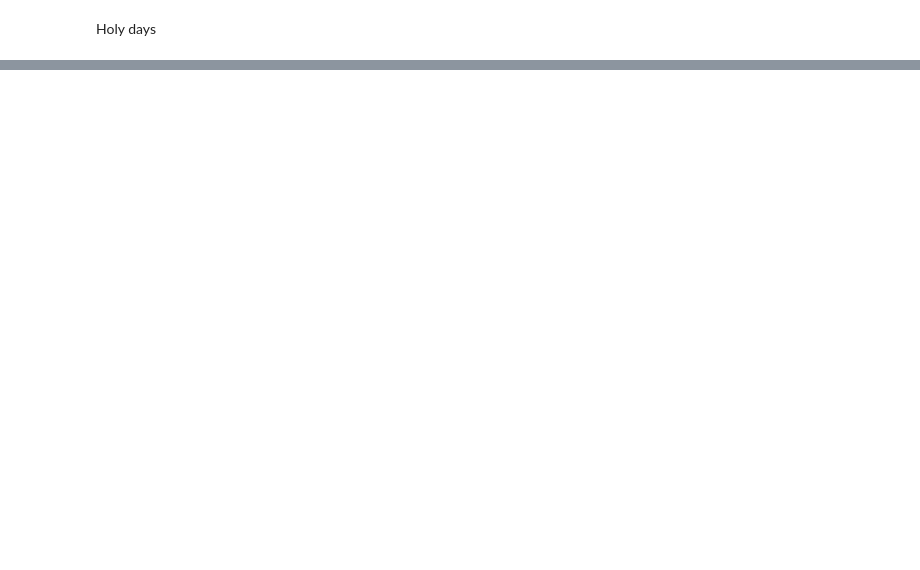
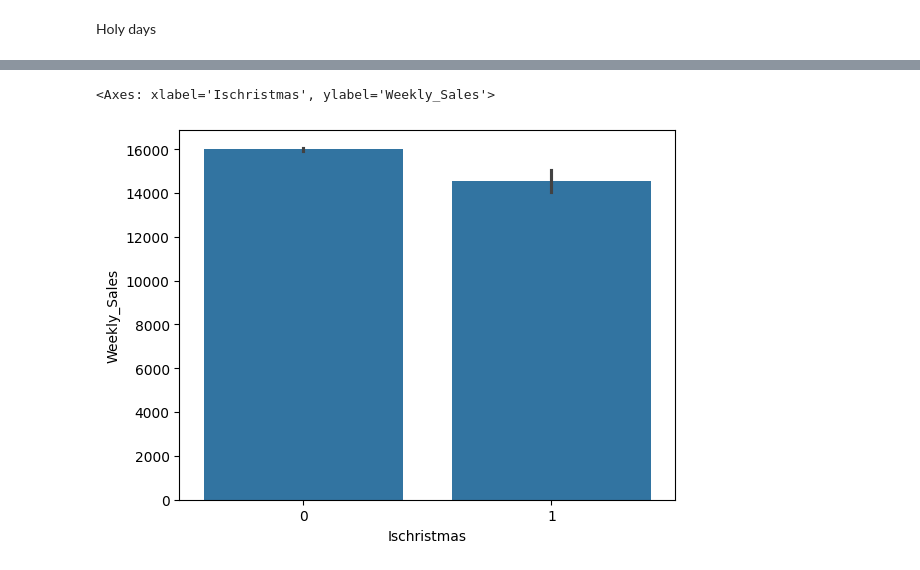
Before and after one commit to SauloCJ/Data_Science, a Jupyter notebook: Walmart Store Sales/walmart_store_sales.ipynb, the cells around one changed output, grey strips where cells are left out. Drawn from its saved outputs; the diff is of its cells as text; code cells hidden in the pictures; blank space fills up the shorter version.

```diff
--- a/Walmart Store Sales/walmart_store_sales.ipynb
+++ b/Walmart Store Sales/walmart_store_sales.ipynb
@@ -251,0 +265,5 @@ features['IsHoliday'] = [1 if x == True else 0 for x in features['IsHoliday']]
+# %%
+sns.barplot(x='Ischristmas', y='Weekly_Sales', data=train )
+# %% [output]
+<Axes: xlabel='Ischristmas', ylabel='Weekly_Sales'>
+[figure, added]
```
Also changed, not shown: parts of 7 cells of this notebook.
